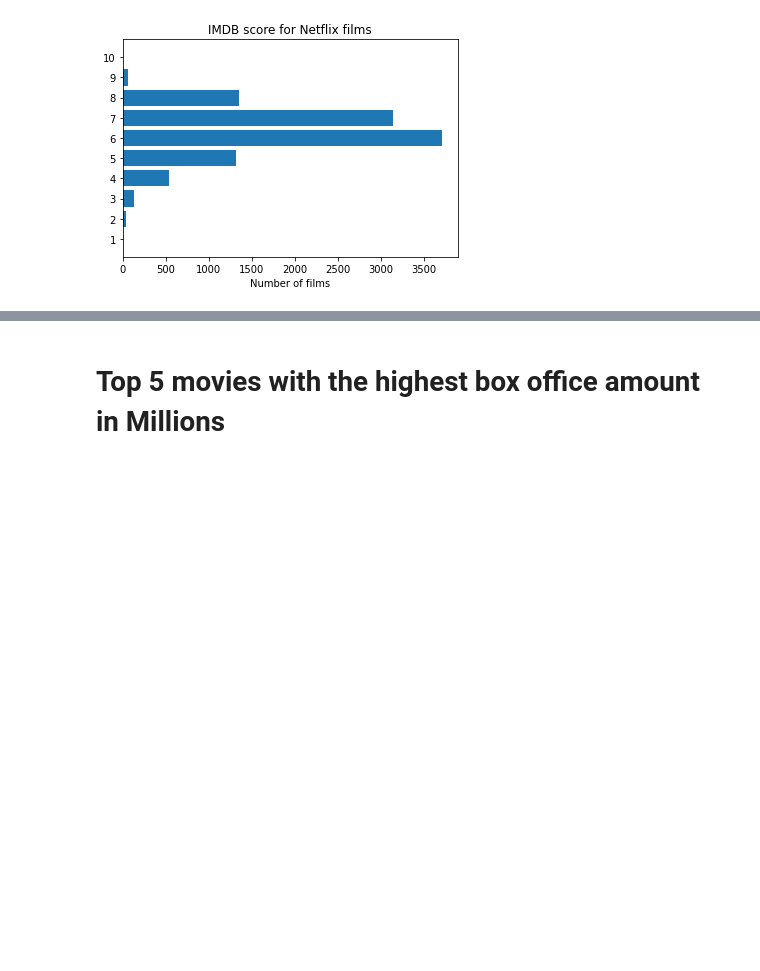
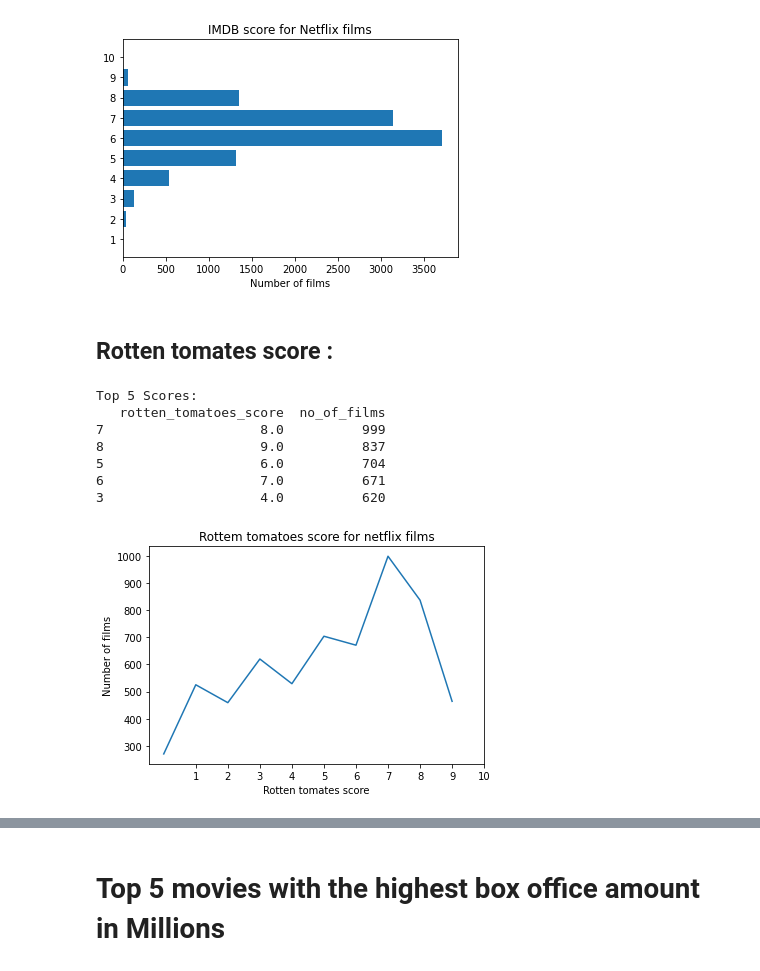
Before and after one commit to sowmyk92/flight, a Jupyter notebook: case/start.ipynb, the cells around one changed output, grey strips where cells are left out. Saved outputs shown, nothing was run; the diff lists cells and outputs as text; code cells hidden in the pictures; blank space fills up the shorter version.

Commit message:
charts

```diff
--- a/case/start.ipynb
+++ b/case/start.ipynb
@@ -242,3 +241,28 @@ Top 5 Scores:
 3         4.0    535
 Text(0.5, 1.0, 'IMDB score for Netflix films')
 [figure]
+# %% [markdown]
+## Rotten tomates score :
+# %%
+movies_df['title'] =movies_df['title'].str.lower()
+movies_df['rotten_tomatoes_score'] = movies_df['rotten_tomatoes_score'].div(10).round()
+
+rotten_tomates_score = movies_df[movies_df['rotten_tomatoes_score']> 0].groupby('rotten_tomatoes_score')['movie_id'].count().reset_index(name='no_of_films')
+print("Top 5 Scores:")
+print((rotten_tomates_score).sort_values(by='no_of_films', ascending = False).head(5))
+
+plt.plot(rotten_tomates_score['no_of_films'])
+plt.xticks(rotten_tomates_score['rotten_tomatoes_score'])
+plt.xlabel("Rotten tomates score")
+plt.ylabel("Number of films")
+plt.title("Rottem tomatoes score for netflix films")
+plt.show()
+# %% [output]
+Top 5 Scores:
+   rotten_tomatoes_score  no_of_films
+7                    8.0          999
+8                    9.0          837
+5                    6.0          704
+6                    7.0          671
+3                    4.0          620
+[figure, added]
```
Also changed, not shown: parts of 3 cells of this notebook.
